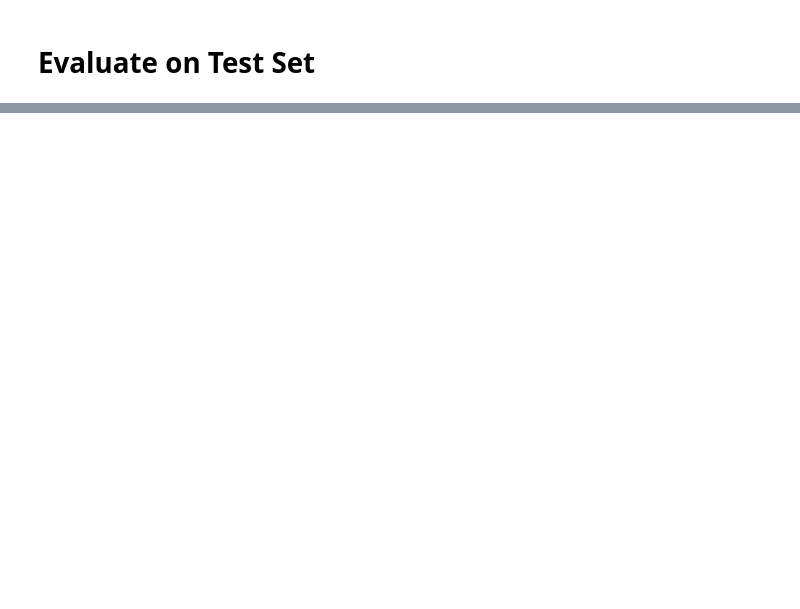
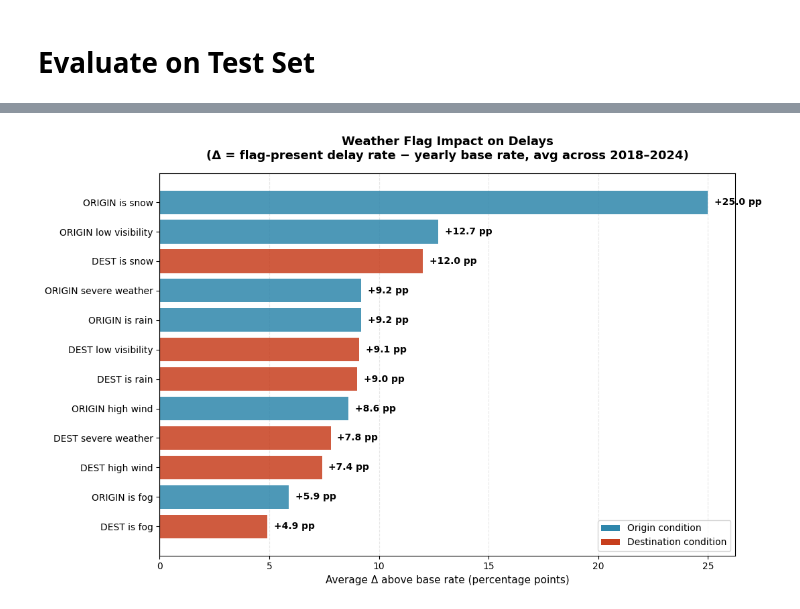
Before and after one commit to javageek2018/AirlineArrivalDelay, a Jupyter notebook: Flights_GradientBoosting_Angela.ipynb, the cells around one changed output, grey strips where cells are left out. Cells and saved outputs as stored; diff of their text form; code cells hidden in the pictures; blank space fills up the shorter version.

```diff
--- a/Flights_GradientBoosting_Angela.ipynb
+++ b/Flights_GradientBoosting_Angela.ipynb
@@ -912,0 +1471,13 @@ df_train_sampled.select(
+# %%
+# Pivot: feature × year showing delta (percentage point lift)
+pivot_delta = (
+    lift_df.pivot(index='Feature', columns='Year', values='delta_pp')
+           .round(1)
+)
+
+# Add average across all years for sorting
+pivot_delta['Mean Δ'] = pivot_delta.mean(axis=1).round(1)
+pivot_delta = pivot_delta.sort_values('Mean Δ', ascending=False)
+
+print("\n📈 Delta (percentage points above base rate) by feature × year:\n")
+print(pivot_delta.to_string())
@@ -912,0 +1501,40 @@ df_train_sampled.select(
+# %%
+fig, ax = plt.subplots(figsize=(11, 7))
+
+features_clean = [f.replace('_', ' ').replace('origin', 'ORIGIN').replace('dest', 'DEST')
+                  for f in pivot_delta.index]
+mean_deltas = pivot_delta['Mean Δ'].values
+
+# Color by origin vs dest
+colors = ['#2E86AB' if 'ORIGIN' in f else '#C73E1D' for f in features_clean]
+
+bars = ax.barh(features_clean, mean_deltas, color=colors, alpha=0.85)
+
+# Value labels
+for bar, val in zip(bars, mean_deltas):
+    ax.text(val + 0.3, bar.get_y() + bar.get_height()/2,
+            f'+{val:.1f} pp', va='center', fontsize=10, fontweight='bold')
+
+# Baseline reference
+ax.axvline(0, color='black', linewidth=0.8)
+
+ax.set_xlabel('Average Δ above base rate (percentage points)', fontsize=11)
+ax.set_title('Weather Flag Impact on Delays\n(Δ = flag-present delay rate − yearly base rate, avg across 2018–2024)',
+             fontsize=13, fontweight='bold', pad=15)
+
+# Custom legend
+from matplotlib.patches import Patch
+ax.legend(handles=[
+    Patch(facecolor='#2E86AB', label='Origin condition'),
+    Patch(facecolor='#C73E1D', label='Destination condition'),
+], loc='lower right')
+
+ax.invert_yaxis()  # Largest at top
+ax.grid(axis='x', alpha=0.3, linestyle='--')
+ax.set_axisbelow(True)
+
+plt.tight_layout()
+plt.savefig('weather_flag_lift_bar.png', dpi=150, bbox_inches='tight')
+plt.show()
+# %% [output]
+[figure, added]
```
Also changed, not shown: parts of 20 cells of this notebook.
